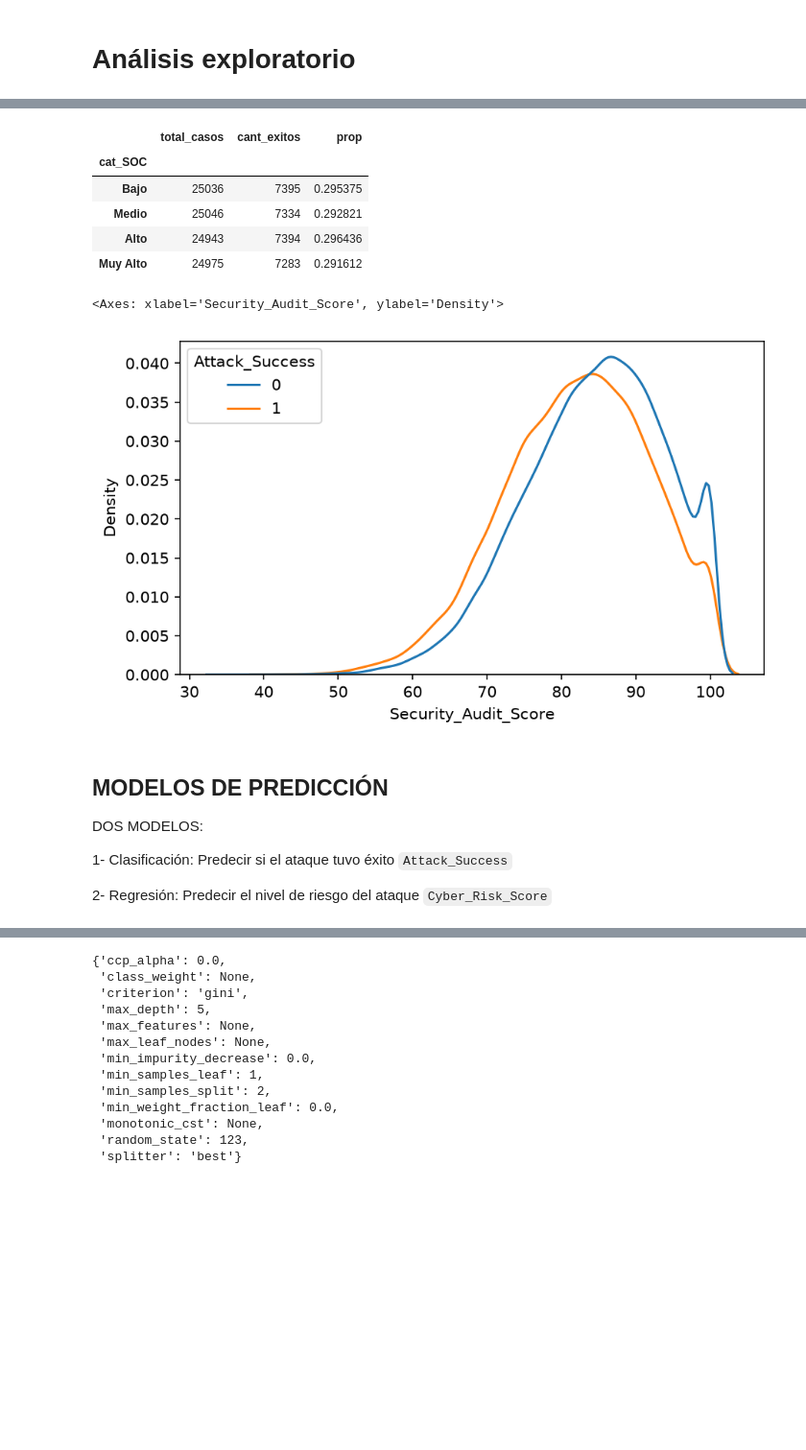
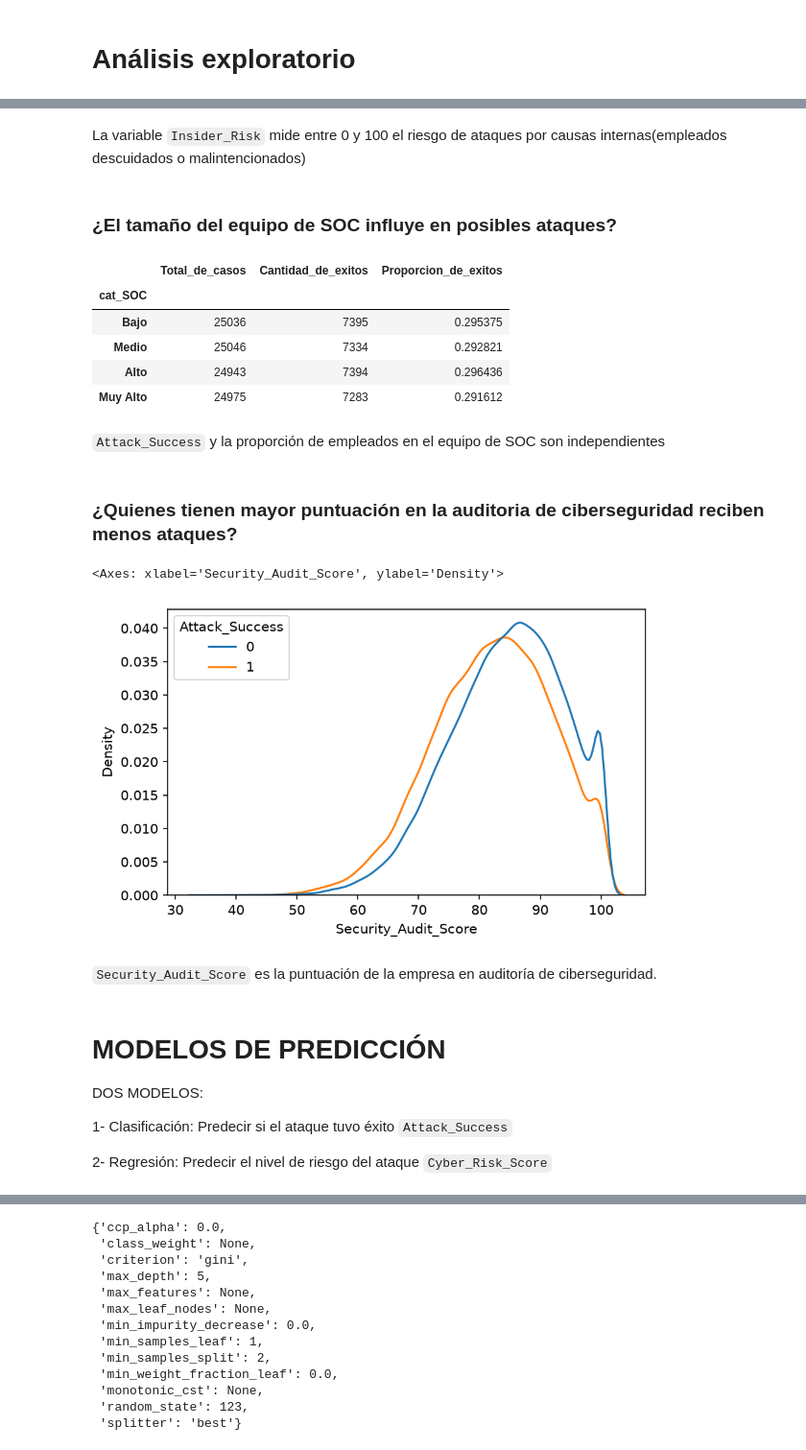
Before and after one commit to franconicolas38/proyecto-final-pycd, a Jupyter notebook: codigo_trabajo_final.ipynb, the cells around one changed output, grey strips where cells are left out. Shown at 96% size. Drawn from its saved outputs; the diff is of its cells as text; code cells hidden in the pictures; blank space fills up the shorter version.

```diff
--- a/codigo_trabajo_final.ipynb
+++ b/codigo_trabajo_final.ipynb
@@ -181,3 +199,7 @@ Text(0.5, 0, '¿Los empleados fueron capacitados en ciberseguridad?')
+# %% [markdown]
+La variable `Insider_Risk` mide entre 0 y 100 el riesgo de ataques por causas internas(empleados descuidados o malintencionados)
+# %% [markdown]
+### ¿El tamaño del equipo de SOC influye en posibles ataques?
 # %%
 df["perc_SOC"] = 100*df["SOC_Team_Size"] / df["Employee_Count"]
 df["cat_SOC"] = df['perc_SOC'].case_when(caselist=[
@@ -189,26 +211,34 @@ df["cat_SOC"] = df['perc_SOC'].case_when(caselist=[
 
 (df
 .groupby('cat_SOC')
-.agg(total_casos = ('Attack_Success', 'size'),
-    cant_exitos = ('Attack_Success', 'sum'))
-.assign(prop = lambda x: x['cant_exitos'] / x['total_casos'])
+.agg(Total_de_casos = ('Attack_Success', 'size'),
+    Cantidad_de_exitos = ('Attack_Success', 'sum'))
+.assign(Proporcion_de_exitos = lambda x: x['Cantidad_de_exitos'] / x['Total_de_casos'])
 .loc[["Bajo", "Medio", "Alto", "Muy Alto"]]
 )
 # %% [output]
-|  | total_casos | cant_exitos | prop |
+|  | Total_de_casos | Cantidad_de_exitos | Proporcion_de_exitos |
 | cat_SOC |  |  |  |
 | Bajo | 25036 | 7395 | 0.295375 |
 | Medio | 25046 | 7334 | 0.292821 |
 | Alto | 24943 | 7394 | 0.296436 |
 | Muy Alto | 24975 | 7283 | 0.291612 |
+# %% [markdown]
+`Attack_Success` y la proporción de empleados en el equipo de SOC son independientes
+# %% [markdown]
+### ¿Quienes tienen mayor puntuación en la auditoria de ciberseguridad reciben menos ataques?
 # %%
 fig, ax = plt.subplots(figsize=(5.75, 3.5), layout="constrained")
-sns.kdeplot(data = df, x = "Security_Audit_Score", hue = "Attack_Success", common_norm=False, ax=ax)
+sns.kdeplot(data = df,
+            x = "Security_Audit_Score", hue = "Attack_Success",
+            common_norm=False, ax=ax)
 # %% [output]
 <Axes: xlabel='Security_Audit_Score', ylabel='Density'>
-[figure, old version]
+[figure, new version]
+# %% [markdown]
+`Security_Audit_Score` es la puntuación de la empresa en auditoría de ciberseguridad.
 # %% [markdown]
-## MODELOS DE PREDICCIÓN
+# MODELOS DE PREDICCIÓN
 
 DOS MODELOS:
 
```
Also changed, not shown: parts of 27 cells of this notebook, 1 other file.
